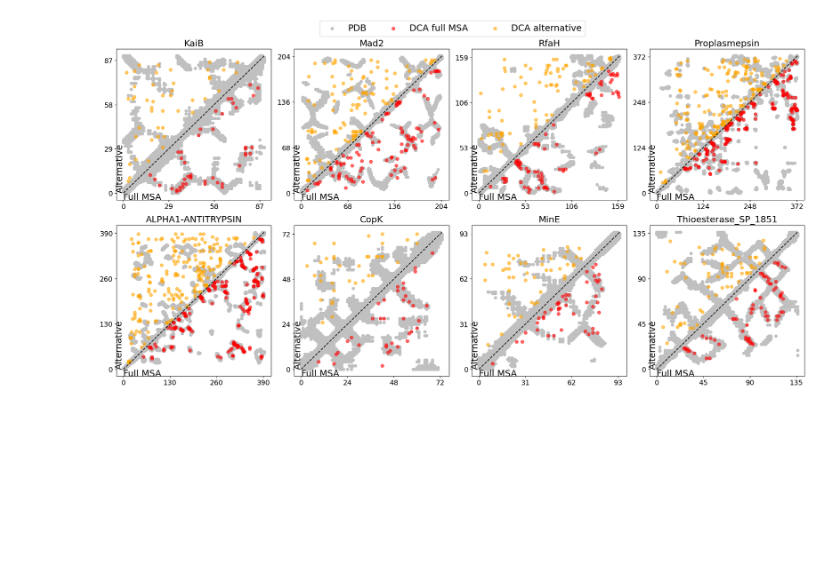
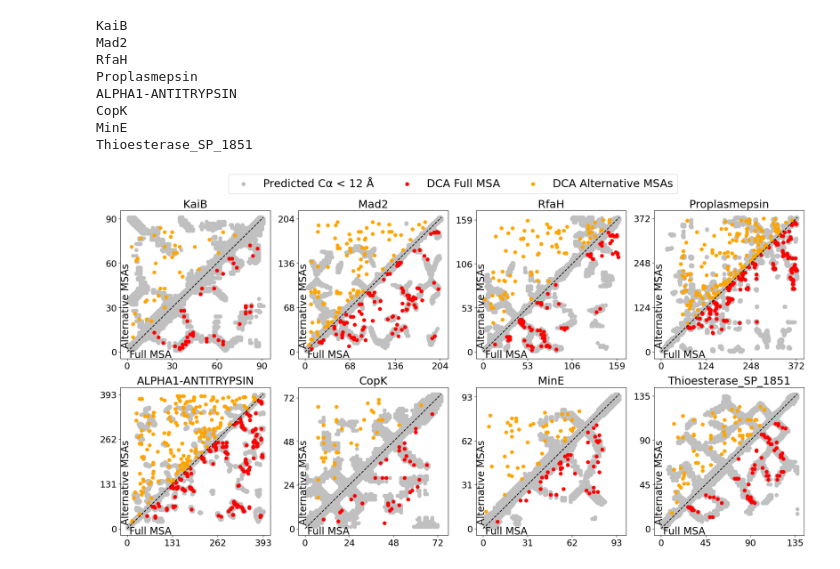
Before and after one commit to RitAreaSciencePark/MSARC, a Jupyter notebook: dca_analysis/mutations.ipynb, the cells around one changed output. Drawn from its saved outputs; the diff is of its cells as text; code cells hidden in the pictures; blank space fills up the shorter version.

```diff
--- a/dca_analysis/mutations.ipynb
+++ b/dca_analysis/mutations.ipynb
@@ -65,6 +64,6 @@ def compare(dca_merg, dca_full, msa_cluster, msa_full):
     return df
 # %%
-def find_contacts_single_chain(pdb_file, threshold=12.0):
+def find_contacts_single_chain(pdb_file):
 
     parser = PDBParser(QUIET=True)
     structure = parser.get_structure("protein", pdb_file)
@@ -79,8 +78,7 @@ def find_contacts_single_chain(pdb_file, threshold=12.0):
             atom_B, index_B = ca_atoms[j]
 
             distance = np.linalg.norm(atom_A.coord - atom_B.coord)
-            if distance < threshold:
-                contacts.append((index_A-1, index_B-1))
+            contacts.append((index_A, index_B, distance))
 
     return contacts
 # %%
@@ -93,30 +91,30 @@ def plot_results(pdb_native, dca_full, pdb_alternative, df_sorted, ax, prot, p):
     di_alt, dj_alt = zip(*zip(df_sorted['i'], df_sorted['j']))
 
     if p == 1:
-        labels = ['PDB','','DCA alternative','DCA full MSA']
+        labels = ['','Predicted Cα < 12 Å', 'DCA Alternative MSAs', 'DCA Full MSA']
     else:
         labels = ['','','','']
 
-    ax.scatter(j_nat, i_nat, color='silver', label=labels[0], s=30)
-    ax.scatter(i_alt, j_alt, color='silver', label=labels[1], s=30)
+    ax.scatter(j_nat, i_nat, color='silver', label=labels[0], s=50)
+    ax.scatter(i_alt, j_alt, color='silver', label=labels[1], s=50)
 
-    ax.scatter(dj_nat, di_nat, color='red', label=labels[3], s=40, alpha=0.6)
-    ax.scatter(di_alt, dj_alt, color='orange', label=labels[2], s=40, alpha=0.6)
+    ax.scatter(dj_nat, di_nat, color='red', label=labels[3], s=45)
+    ax.scatter(di_alt, dj_alt, color='orange', label=labels[2], s=45)
 
     x_tick_frequency = int(max(i_alt)/3)
     y_tick_frequency = int(max(i_alt)/3)
     ax.xaxis.set_major_locator(plt.MultipleLocator(x_tick_frequency))
     ax.yaxis.set_major_locator(plt.MultipleLocator(y_tick_frequency))
-    ax.tick_params(axis='x', labelsize=14)
-    ax.tick_params(axis='y', labelsize=14)
+    ax.tick_params(axis='x', labelsize=18)
+    ax.tick_params(axis='y', labelsize=18)
 
     min_val = 0
     max_val = max(max(j_nat), max(i_nat), max(dj_nat), max(di_nat), max(i_alt), max(j_alt))
     ax.plot([min_val, max_val], [min_val, max_val], '--', color='black')
 
-    ax.text(0, 0, "Full MSA", horizontalalignment='left', verticalalignment='top', fontsize=18)
-    ax.text(0.5, 0, "Alternative", horizontalalignment='right', verticalalignment='bottom', rotation=90, fontsize=18)
-    ax.set_title(prot, fontsize=18)
+    ax.text(0.06, 0.06, "Full MSA", horizontalalignment='left', verticalalignment='top', fontsize=20, transform=ax.transAxes)
+    ax.text(0.07, 0.07, "Alternative MSAs", horizontalalignment='right', verticalalignment='bottom', rotation=90, fontsize=20, transform=ax.transAxes)
+    ax.set_title(prot, fontsize=22)
 # %%
 def main(prot):
 
@@ -149,18 +168,40 @@ def main(prot):
 # %%
 fig,axx = plt.subplots(2,4,figsize=(20,10))
 
 files = ["KaiB", "Mad2", "RfaH", "Proplasmepsin", "ALPHA1-ANTITRYPSIN", "CopK",   "MinE", "Thioesterase_SP_1851"]
+
 for p, prot in enumerate(files):
+    print(prot)
     df_sorted, dca_full, pdb_native, pdb_alternative, L = main(prot)
+
+    # plot results
     if p < 4:
         ax = axx[0,p]
     else:
         ax = axx[1,p-4]
     plot_results(pdb_native, dca_full[:int(L/2)], pdb_alternative, df_sorted[:int(L/2)], ax, prot, p)
-fig.legend(loc='upper center', bbox_to_anchor=(0.5, 1.05), fontsize=18, ncol=4)
+
+    # save mutations of interesting pairs (contacts in alternative but not in full MSA prediction)
+    clean_list = []
+    df = df_sorted[:int(L/2)]
+    for index, row in df.iterrows():
+        if (row['i'], row['j']) in pdb_alternative and (row['i'], row['j']) not in pdb_native:
+            clean_list.append(row)
+    clean_df = pd.DataFrame(clean_list, columns=df_sorted.columns)
+    clean_df[['i','j','query','pair','cluster id']].to_csv('output_files/'+prot+'_muts.csv', index=False, quoting=3, escapechar=' ')
+
+fig.legend(loc='upper center', bbox_to_anchor=(0.5, 1.07), fontsize=22, ncol=4)
 plt.tight_layout()
 plt.show()
 # %% [output]
+KaiB
+Mad2
+RfaH
+Proplasmepsin
+ALPHA1-ANTITRYPSIN
+CopK
+MinE
+Thioesterase_SP_1851
-[figure, old version]
+[figure, new version]
 # %%
 fig.savefig('dca.jpg', bbox_inches='tight', format='jpeg', dpi=600)
```
Also changed, not shown: parts of 4 cells of this notebook, 9 other files.
